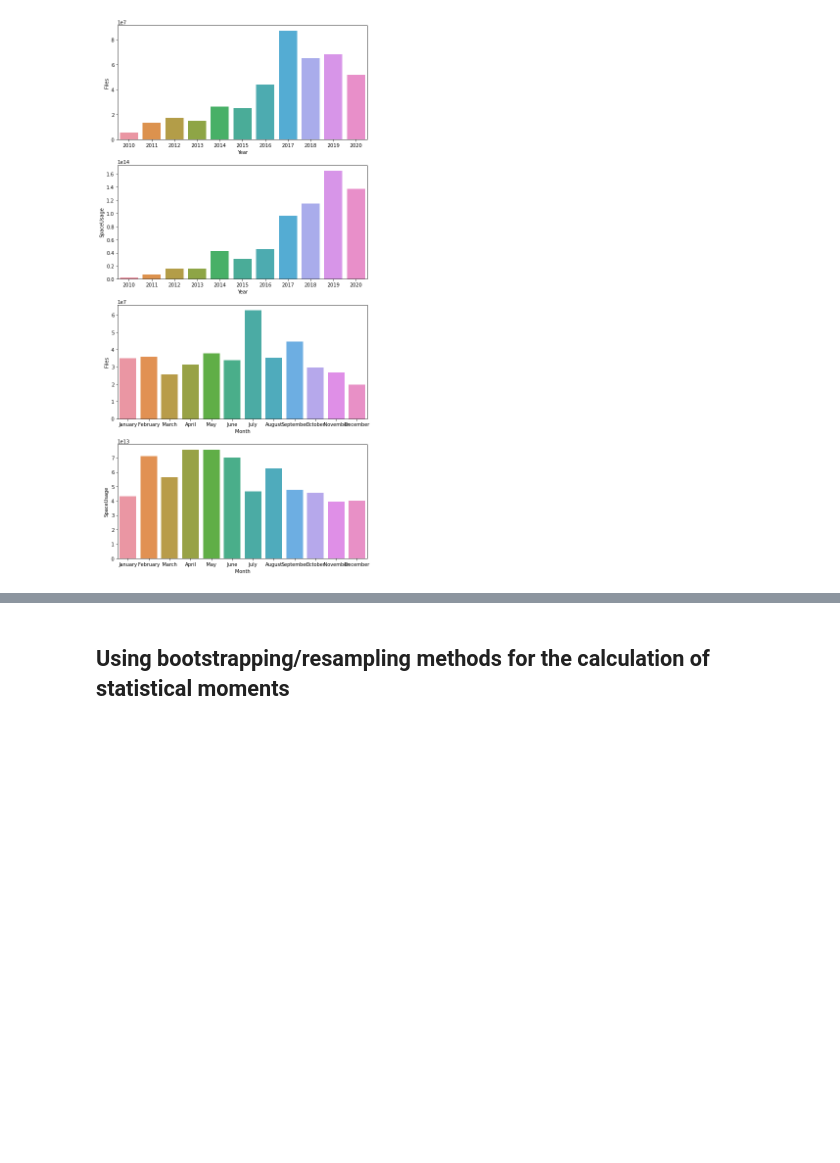
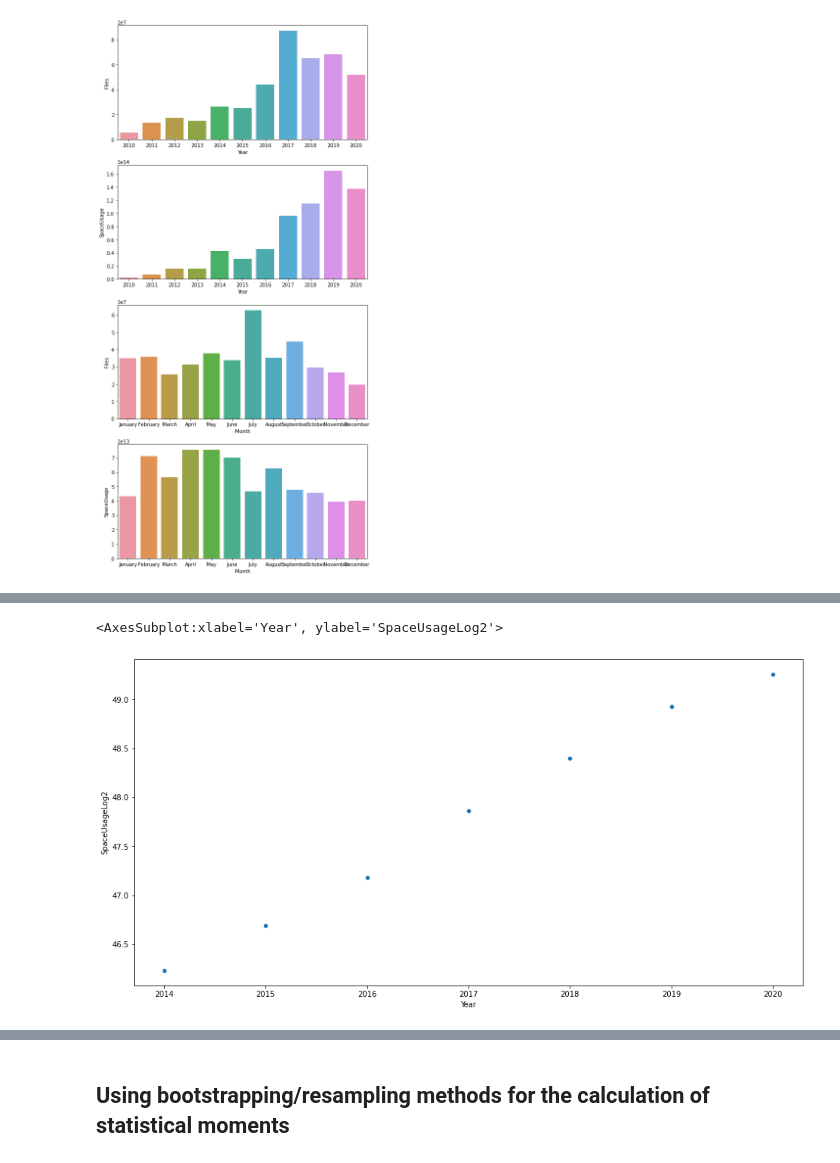
Before and after one commit to AaltoSciComp/data-analysis-workflows-course, a Jupyter notebook: python_exercises/ch3-python-lecture.ipynb, the cells around one changed output, grey strips where cells are left out. Cells and saved outputs as stored; diff of their text form; code cells hidden in the pictures; blank space fills up the shorter version.

```diff
--- a/python_exercises/ch3-python-lecture.ipynb
+++ b/python_exercises/ch3-python-lecture.ipynb
@@ -167,0 +196,10 @@ plt.savefig('newall_python.svg')
+# %%
+fit_dataset = yearly_cumsum.copy()
+fit_dataset['Year'] = fit_dataset['Year'].astype(int)
+fit_dataset = fit_dataset[fit_dataset['Year'] > 2013]
+
+fig, ax = plt.subplots(figsize=(16,8))
+sb.scatterplot(x='Year', y='SpaceUsageLog2', data=fit_dataset, ci=None, ax=ax)
+# %% [output]
+<AxesSubplot:xlabel='Year', ylabel='SpaceUsageLog2'>
+[figure, added]
```
Also changed, not shown: parts of 46 cells of this notebook, 1 other file.
